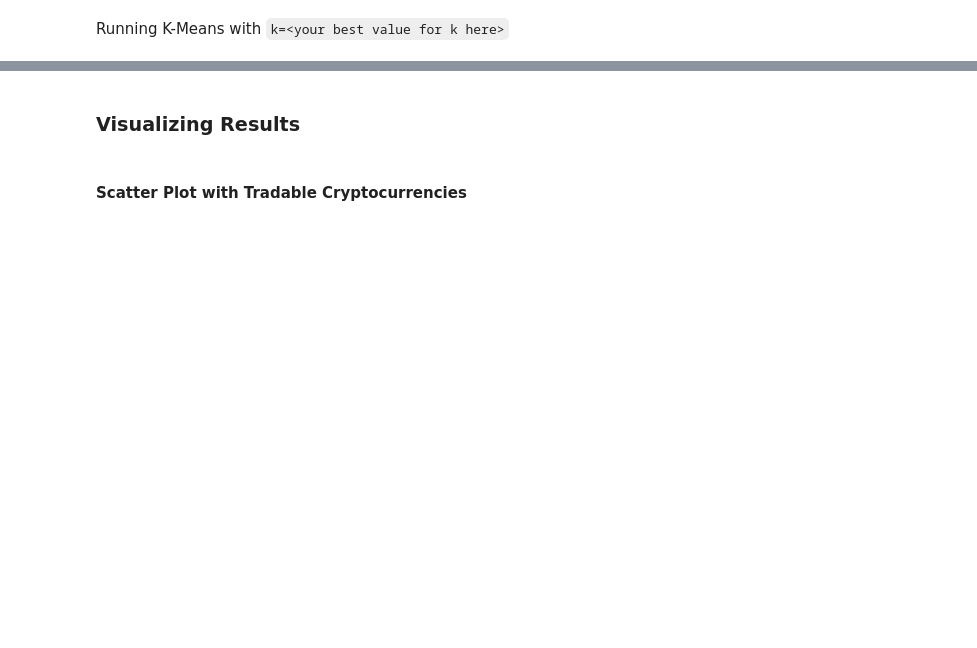
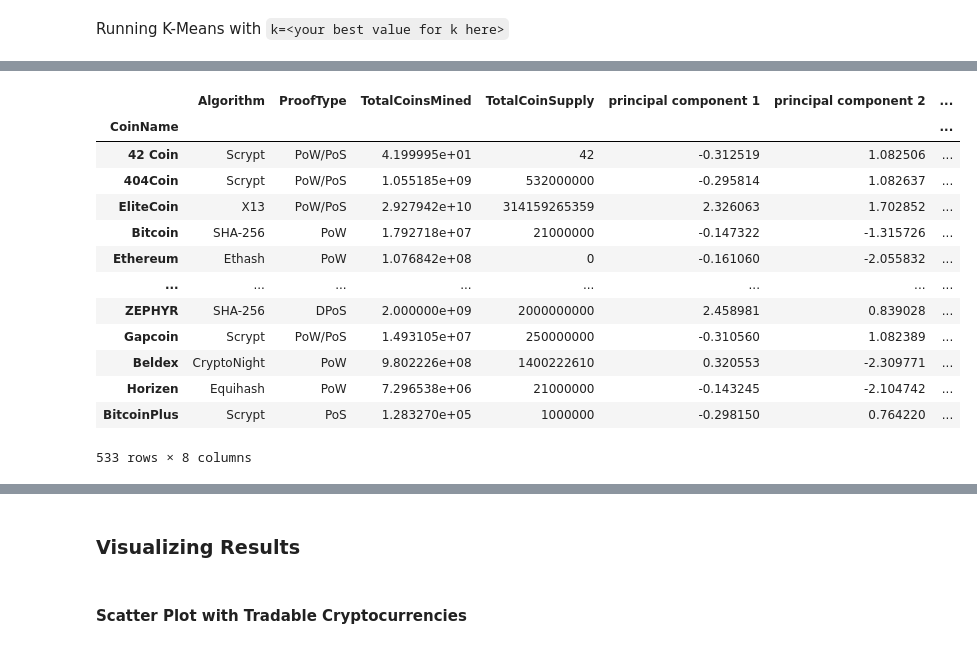
Before and after one commit to francofin/lex_bot, a Jupyter notebook: crypto_clustering.ipynb, the cells around one changed output, grey strips where cells are left out. Drawn from its saved outputs; the diff is of its cells as text; code cells hidden in the pictures; blank space fills up the shorter version.

```diff
--- a/crypto_clustering.ipynb
+++ b/crypto_clustering.ipynb
@@ -245,0 +267,13 @@ Running K-Means with `k=<your best value for k here>`
+# %%
+# Initialize the K-Means model
+model = KMeans(n_clusters=4, random_state=0)
+
+# Fit the model
+model.fit(df_crypto_pca)
+
+# Predict clusters
+predictions = model.predict(df_crypto_pca)
+
+# Add the predicted class columns
+df_crypto_pca["class"] = model.labels_
+df_crypto_pca.head()
@@ -245,0 +303,23 @@ Running K-Means with `k=<your best value for k here>`
+# %%
+clustered_df = pd.concat([cryptos_mined.reset_index(), df_crypto_pca, coin_names.reset_index()], axis=1)
+# %%
+crypto_df = clustered_df.loc[:,~clustered_df.columns.duplicated()].set_index("CoinName")
+# %%
+crypto_df.drop("index", axis=1, inplace=True)
+# %%
+crypto_df
+# %% [output]
+|  | Algorithm | ProofType | TotalCoinsMined | TotalCoinSupply | principal component 1 | principal component 2 | ... |
+| CoinName |  |  |  |  |  |  | ... |
+| 42 Coin | Scrypt | PoW/PoS | 4.199995e+01 | 42 | -0.312519 | 1.082506 | ... |
+| 404Coin | Scrypt | PoW/PoS | 1.055185e+09 | 532000000 | -0.295814 | 1.082637 | ... |
+| EliteCoin | X13 | PoW/PoS | 2.927942e+10 | 314159265359 | 2.326063 | 1.702852 | ... |
+| Bitcoin | SHA-256 | PoW | 1.792718e+07 | 21000000 | -0.147322 | -1.315726 | ... |
+| Ethereum | Ethash | PoW | 1.076842e+08 | 0 | -0.161060 | -2.055832 | ... |
+| ... | ... | ... | ... | ... | ... | ... | ... |
+| ZEPHYR | SHA-256 | DPoS | 2.000000e+09 | 2000000000 | 2.458981 | 0.839028 | ... |
+| Gapcoin | Scrypt | PoW/PoS | 1.493105e+07 | 250000000 | -0.310560 | 1.082389 | ... |
+| Beldex | CryptoNight | PoW | 9.802226e+08 | 1400222610 | 0.320553 | -2.309771 | ... |
+| Horizen | Equihash | PoW | 7.296538e+06 | 21000000 | -0.143245 | -2.104742 | ... |
+| BitcoinPlus | Scrypt | PoS | 1.283270e+05 | 1000000 | -0.298150 | 0.764220 | ... |
+533 rows × 8 columns
```
Also changed, not shown: parts of 11 cells of this notebook.
